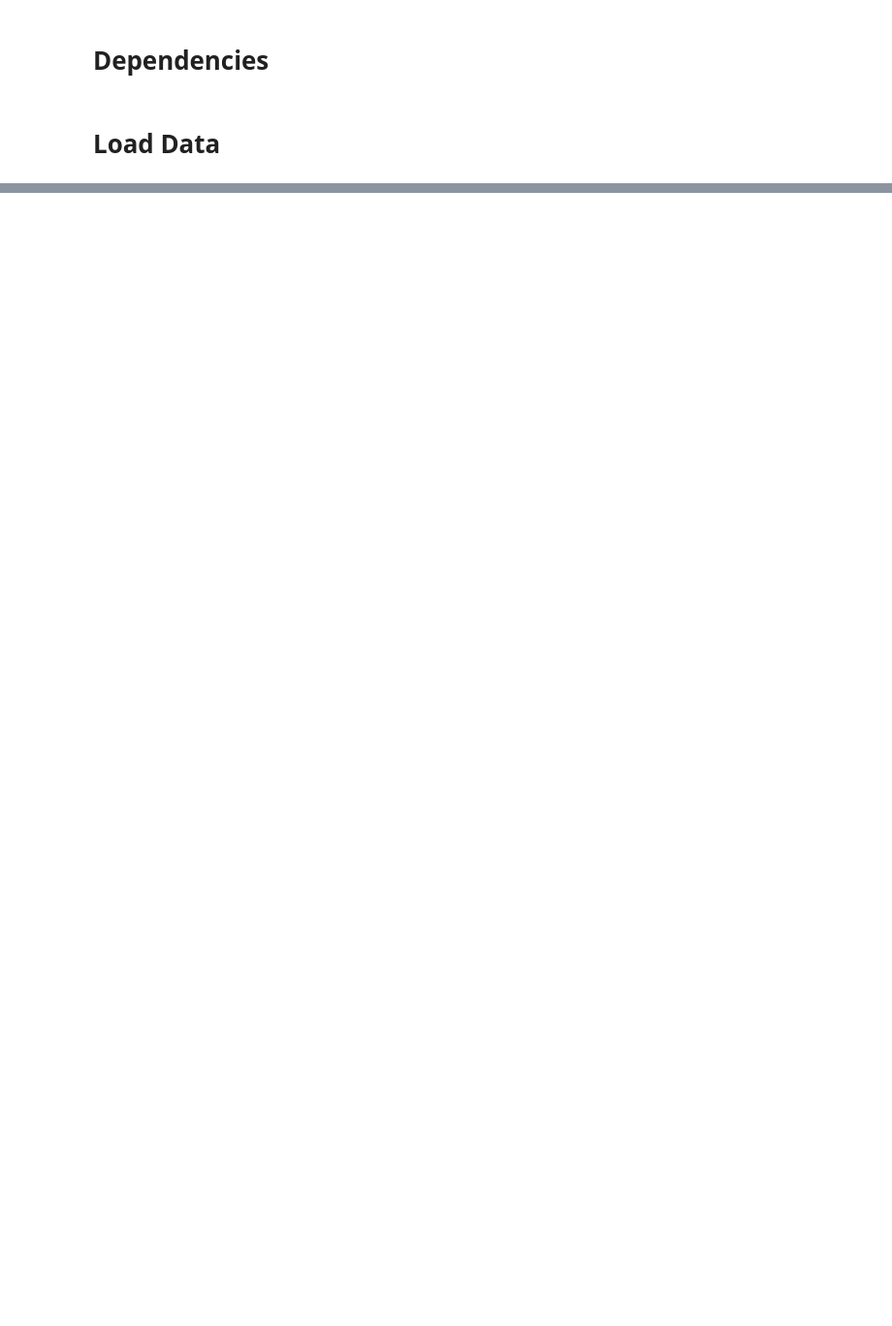
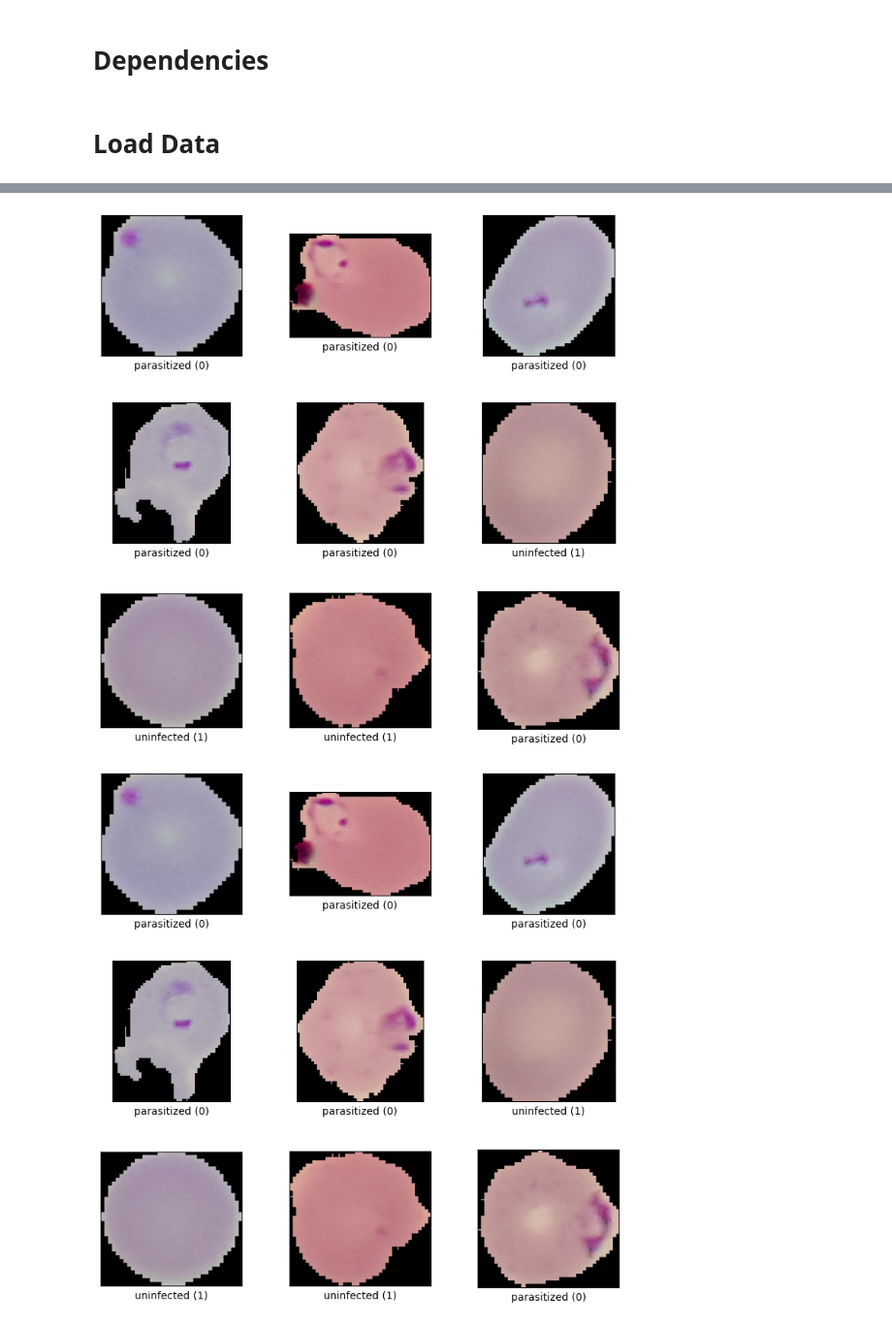
Before and after one commit to BrookMaoDev/Hack-the-Valley-8---INSERT-PROJECT-NAME-HERE, a Jupyter notebook: malaria_cell_classification_tensorflow.ipynb, the cells around one changed output, grey strips where cells are left out. Shown at 97% size. Cells and saved outputs as stored; diff of their text form; code cells hidden in the pictures; blank space fills up the shorter version.

Commit message:
Split dataset and displayed examples

```diff
--- a/malaria_cell_classification_tensorflow.ipynb
+++ b/malaria_cell_classification_tensorflow.ipynb
@@ -13,8 +13,12 @@ import random
 # %% [markdown]
 # Load Data
 # %%
-ds, ds_info = tfds.load(
-    name="malaria", shuffle_files=True, as_supervised=True, with_info=True
+(train_ds, valid_ds), ds_info = tfds.load(
+    name="malaria",
+    split=['train[:80%]', 'train[80%:]'],
+    shuffle_files=True,
+    as_supervised=True,
+    with_info=True
 )
 # %% [output]
 Downloading and preparing dataset 337.08 MiB (download: 337.08 MiB, generated: Unknown size, total: 337.08 MiB) to /root/tensorflow_datasets/malaria/1.0.0...
@@ -23 +27,6 @@ Shuffling /root/tensorflow_datasets/malaria/1.0.0.incompleteLTQTO4/malaria-train
 Dataset malaria downloaded and prepared to /root/tensorflow_datasets/malaria/1.0.0. Subsequent calls will reuse this data.
+# %%
+tfds.show_examples(train_ds, ds_info)
+# %% [output]
+[figure, added]
+[figure, added]
```
Also changed, not shown: parts of 2 cells of this notebook.
